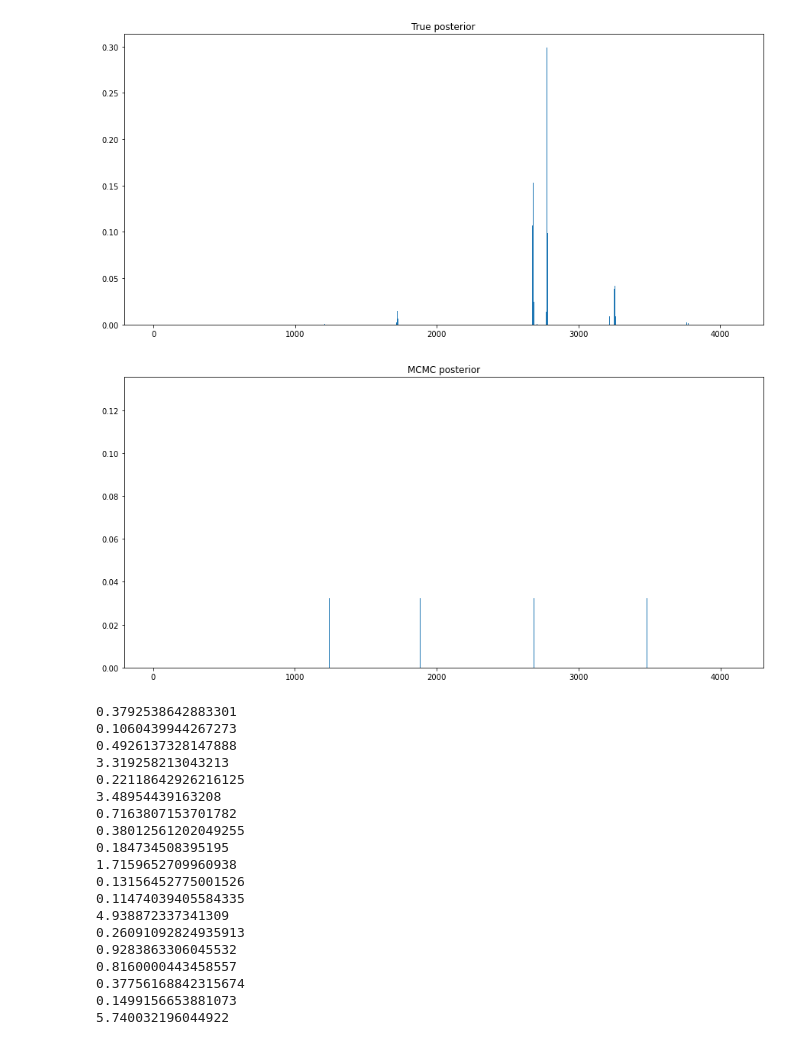
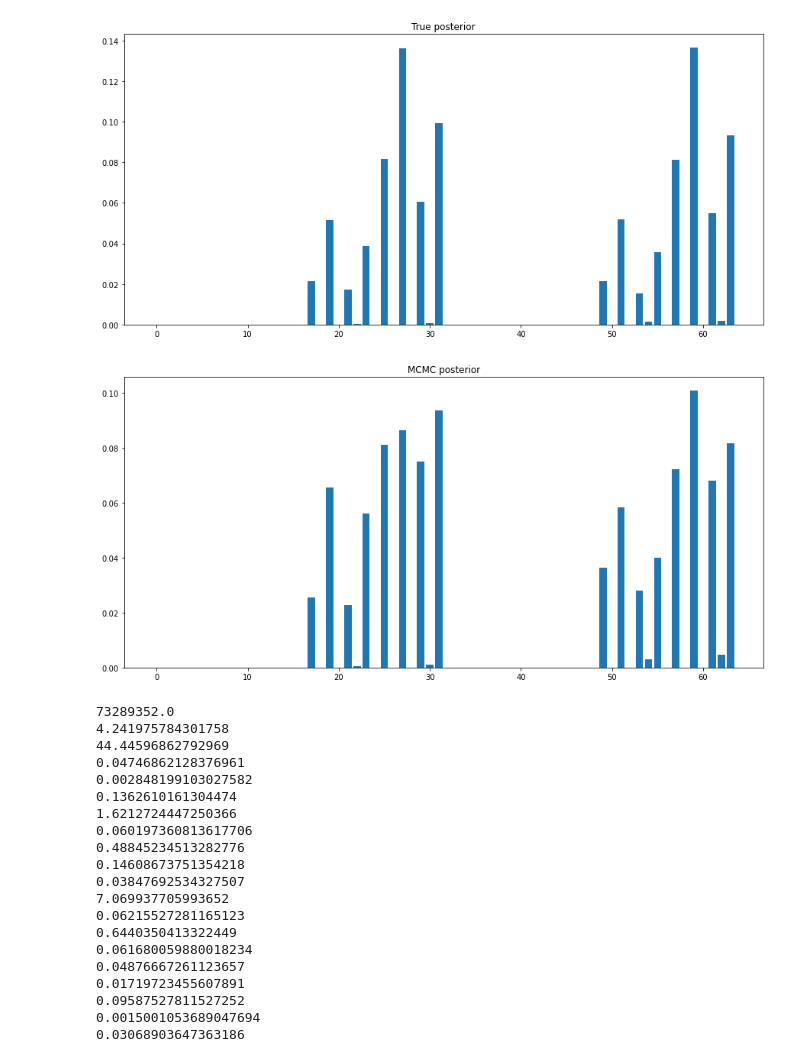
Before and after one commit to GFNOrg/Dropout-Posterior-GFN, a Jupyter notebook: BinaryMasks.ipynb, the cells around one changed output. Drawn from its saved outputs; the diff is of its cells as text; code cells hidden in the pictures.

```diff
--- a/BinaryMasks.ipynb
+++ b/BinaryMasks.ipynb
@@ -10,20 +10,20 @@ from utils import index_to_binary_mask_loglikelihood_fn, uniform_backwards_prob,
 from gfn import BinaryMaskGFN, modified_trajectory_balance_loss
 import torch
 # %%
-d = 4
-n = 3
+d = 3
+n = 2
 m = n * d
-N = 50
+N = 10
 data_maker = GaussianBinaryMask(d, n)
 X = data_maker.sample(N)
 posterior = data_maker.evaluate_true_posterior(X)
 
 plt.figure(figsize=(15, 7))
-plt.bar(range(2 ** m), posterior, width=5)
+plt.bar(range(2 ** m), posterior)
 plt.title('True posterior')
 plt.show()
 # %% [output]
-[figure, old version]
+[figure, new version]
 # %%
 mh = DiscreteMetropolisHastings(K=2**m, loglikelihood_fn=index_to_binary_mask_loglikelihood_fn(data_maker))
 mcmc_index_init = np.random.randint(2**m)
@@ -35,5 +35,5 @@ plt.bar(range(2 ** m), mcmc_posterior)
 plt.title('MCMC posterior')
 plt.show()
 # %% [output]
-[figure, old version]
+[figure, new version]
 # %%
@@ -42,5 +41,5 @@ gf = BinaryMaskGFN(m=m, h=32)
 # %%
-lr = 3e-3
+lr = 3e-4
 iterations = 10000
 optimizer = torch.optim.Adam(gf.parameters(), lr=lr)
 losses = []
@@ -77,25 +76,26 @@ for i in range(iterations):
     if i % 500 == 0:
         print(loss.item())
 # %% [output]
-0.3792538642883301
-0.1060439944267273
-0.4926137328147888
-3.319258213043213
-0.22118642926216125
-3.48954439163208
-0.7163807153701782
-0.38012561202049255
-0.184734508395195
-1.7159652709960938
-0.13156452775001526
-0.11474039405584335
-4.938872337341309
-0.26091092824935913
-0.9283863306045532
-0.8160000443458557
-0.37756168842315674
-0.1499156653881073
-5.740032196044922
+73289352.0
+4.241975784301758
+44.44596862792969
+0.04746862128376961
+0.002848199103027582
+0.1362610161304474
+1.6212724447250366
+0.060197360813617706
+0.48845234513282776
+0.14608673751354218
+0.03847692534327507
+7.069937705993652
+0.06215527281165123
+0.6440350413322449
+0.061680059880018234
+0.04876667261123657
+0.01719723455607891
+0.09587527811527252
+0.0015001053689047694
+0.03068903647363186
 # %%
 min_rew
 # %% [output]
```
Also changed, not shown: parts of 7 cells of this notebook.
